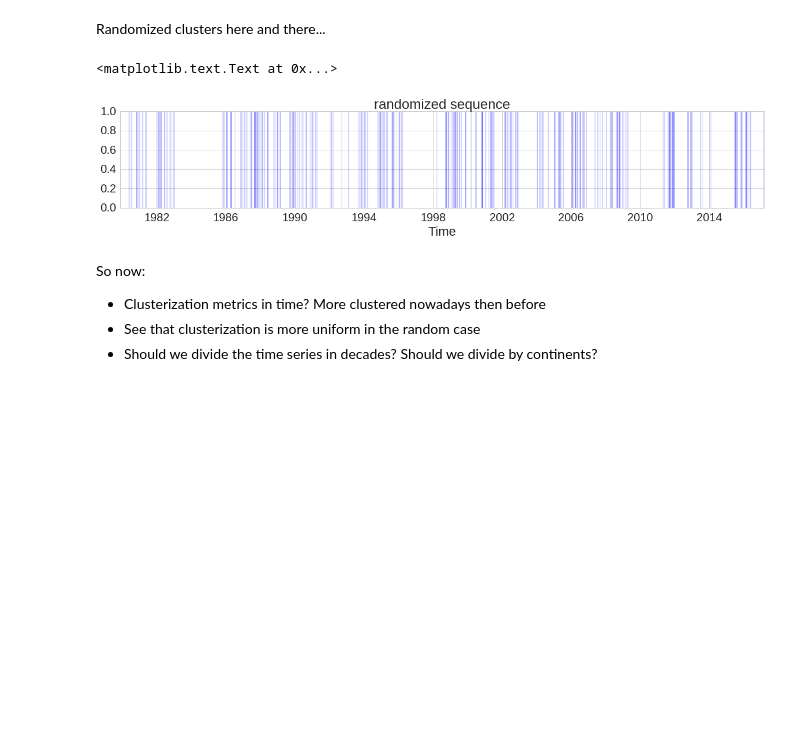
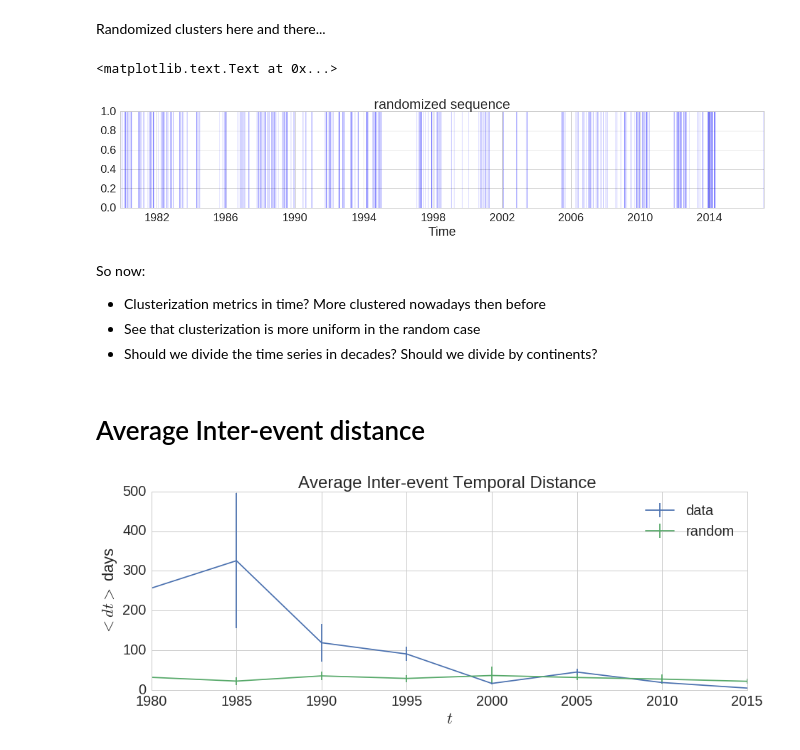
Before and after one commit to dataishuman/thefactory, a Jupyter notebook: terrorist_attacks/data_to_ts.ipynb, the cells around one changed output. Drawn from its saved outputs; the diff is of its cells as text; code cells hidden in the pictures; blank space fills up the shorter version.

Commit message:
time series attacks update

```diff
--- a/terrorist_attacks/data_to_ts.ipynb
+++ b/terrorist_attacks/data_to_ts.ipynb
@@ -118,6 +118,8 @@ dates_random = [t0]
 for dt in dt_seq_rand:
     t0 = t0 + datetime.timedelta(days=int(dt))
     dates_random.append(t0)
+
+dates_random = np.array(dates_random)
 # %% [markdown]
 Randomized clusters here and there...
 # %%
@@ -132,10 +134,78 @@ for t in dates_random:
 plt.xlabel("Time")
 # %% [output]
 <matplotlib.text.Text at 0x...>
-[figure, old version]
+[figure, new version]
 # %% [markdown]
 So now:
 
 - Clusterization metrics in time? More clustered nowadays then before
 - See that clusterization is more uniform in the random case
 - Should we divide the time series in decades? Should we divide by continents?
+# %% [markdown]
+# Average Inter-event distance
+# %%
+def avg_inter_dist(ts):
+    ts = np.array(ts)
+    dts = ts[1:] - ts[:-1]
+    dts = [dt.total_seconds() for dt in dts]
+    return scipy.average(dts)/3600/24
+
+def std_dev_inter_dist(ts):
+    ts = np.array(ts)
+    dts = ts[1:] - ts[:-1]
+    dts = [dt.total_seconds() for dt in dts]
+    return np.sqrt(scipy.var(dts)/len(dts))/3600/24/
+# %%
+delta_t =5*365 #days
+
+avg_inter_sequece = []
+std_inter_sequece = []
+
+avg_inter_sequece_random = []
+std_inter_sequece_random = []
+
+start_date = dates_final[0]
+final_date = dates_final[-1]
+total_time = (final_date - start_date).days
+
+start_date = datetime.datetime(1980,1,1,0,0,0)
+final_date = datetime.datetime(2015,1,1,0,0,0)
+total_time = (final_date - start_date).days
+
+iter_dates = [start_date + datetime.timedelta(days=n) for n in range(0,total_time,delta_t)]
+
+for date in iter_dates:
+    t0 = date
+    t1 = t0 + datetime.timedelta(days=delta_t)
+
+    ts = dates_final[dates_final>=t0]
+    ts = ts[ts<t1]
+
+
+    avg_inter_sequece.append(avg_inter_dist(ts))
+    std_inter_sequece.append(std_dev_inter_dist(ts))
+
+
+    ts_rand = dates_random[dates_random>=t0]
+    ts_rand = ts_rand[ts_rand<t1]
+    avg_inter_sequece_random.append(avg_inter_dist(ts_rand))
+    std_inter_sequece_random.append(std_dev_inter_dist(ts_rand))
+
+
+sns.set_context("notebook", font_scale=2)
+sns.set_style("whitegrid")
+fig, ax = plt.subplots(ncols=1, nrows=1, figsize=(15,5))
+
+ax.errorbar(np.arange(1980,2020,5), avg_inter_sequece, std_inter_sequece, label="data")
+ax.errorbar(np.arange(1980,2020,5), avg_inter_sequece_random, std_inter_sequece_random, label="random")
+
+ax.set_title("Average Inter-event Temporal Distance ")
+ax.set_ylabel("$<dt>$ days")
+ax.set_xlabel("$t$")
+ax.legend()
+
+tick_start = (datetime.datetime(1982, 1, 1, 0, 0,0) - start_date).days
+# t= ax.set_xticks(np.arange(tick_start, (2018-1982)*365,4*365))
+# t = ax.set_xticklabels(np.arange(1982,2018,4))
+# %% [output]
+[figure, added]
```
